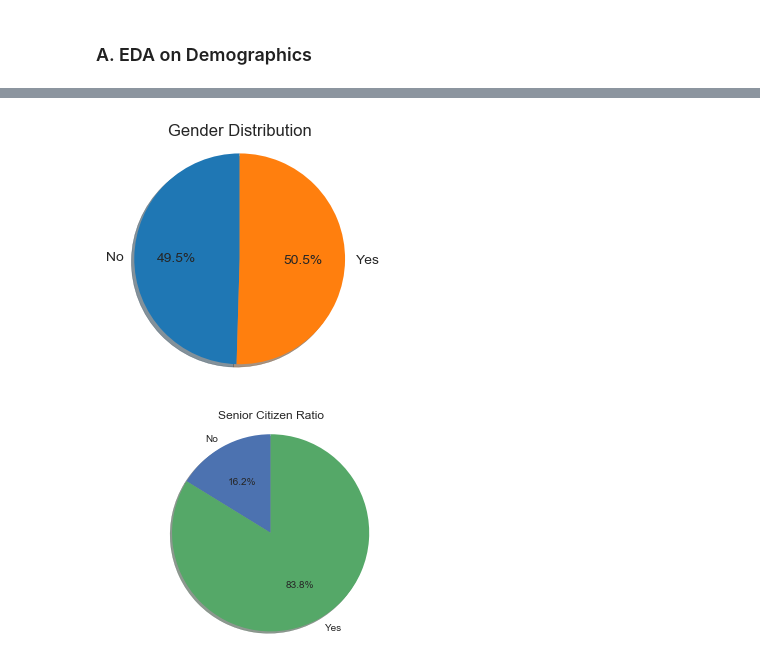
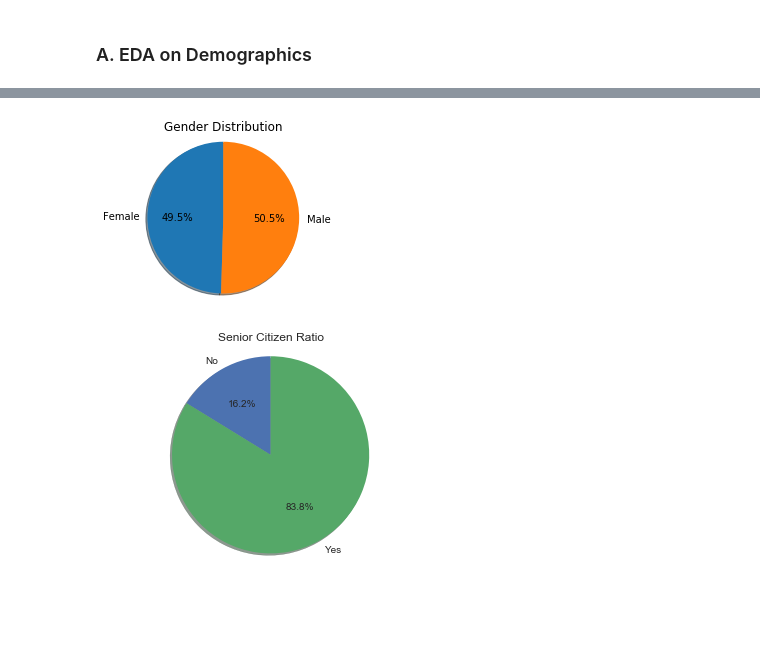
Before and after one commit to minhajforhad/Customer-Churn-Prediction-in-Telecommunication-Service-Industry, a Jupyter notebook: Telco_Churn_Prediction_Multi_Files_v2.ipynb, the cells around one changed output, grey strips where cells are left out. Drawn from its saved outputs; the diff is of its cells as text; code cells hidden in the pictures; blank space fills up the shorter version.

```diff
--- a/Telco_Churn_Prediction_Multi_Files_v2.ipynb
+++ b/Telco_Churn_Prediction_Multi_Files_v2.ipynb
@@ -392,15 +407,15 @@ Index(['Male', 'Female'], dtype='object')
 # %%
 #labels = np.unique(telco_df2['Gender'])
-Labels = telco_df2['Gender'].value_counts(ascending=True).index
+labels = telco_df2['Gender'].value_counts(ascending=True).index
 sizes = telco_df2['Gender'].value_counts(ascending=True)
 fig, ax = plt.subplots(figsize=(3,3))
 ax.pie(sizes, labels=labels, autopct='%1.1f%%', shadow=True, startangle=90)
 ax.axis('equal') # Equal aspect ratio ensures that pie is drawn as a circle.
 
 plt.title("Gender Distribution")
 plt.show()
 # %% [output]
-[figure, old version]
+[figure, new version]
 # %%
 Labels = telco_df2['Senior Citizen'].value_counts(ascending=True).index
 sizes = telco_df2['Senior Citizen'].value_counts(ascending=True)
```
Also changed, not shown: parts of 11 cells of this notebook.
